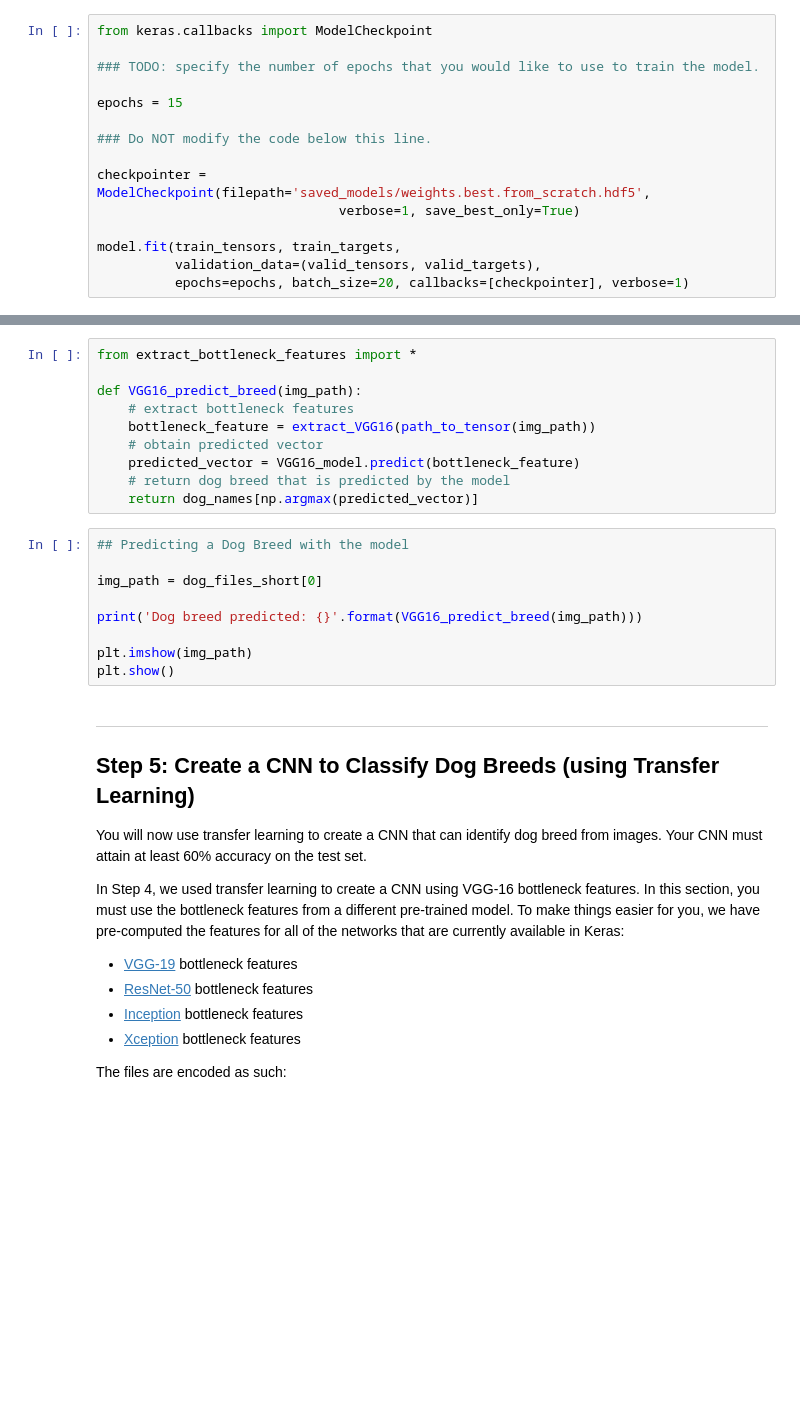
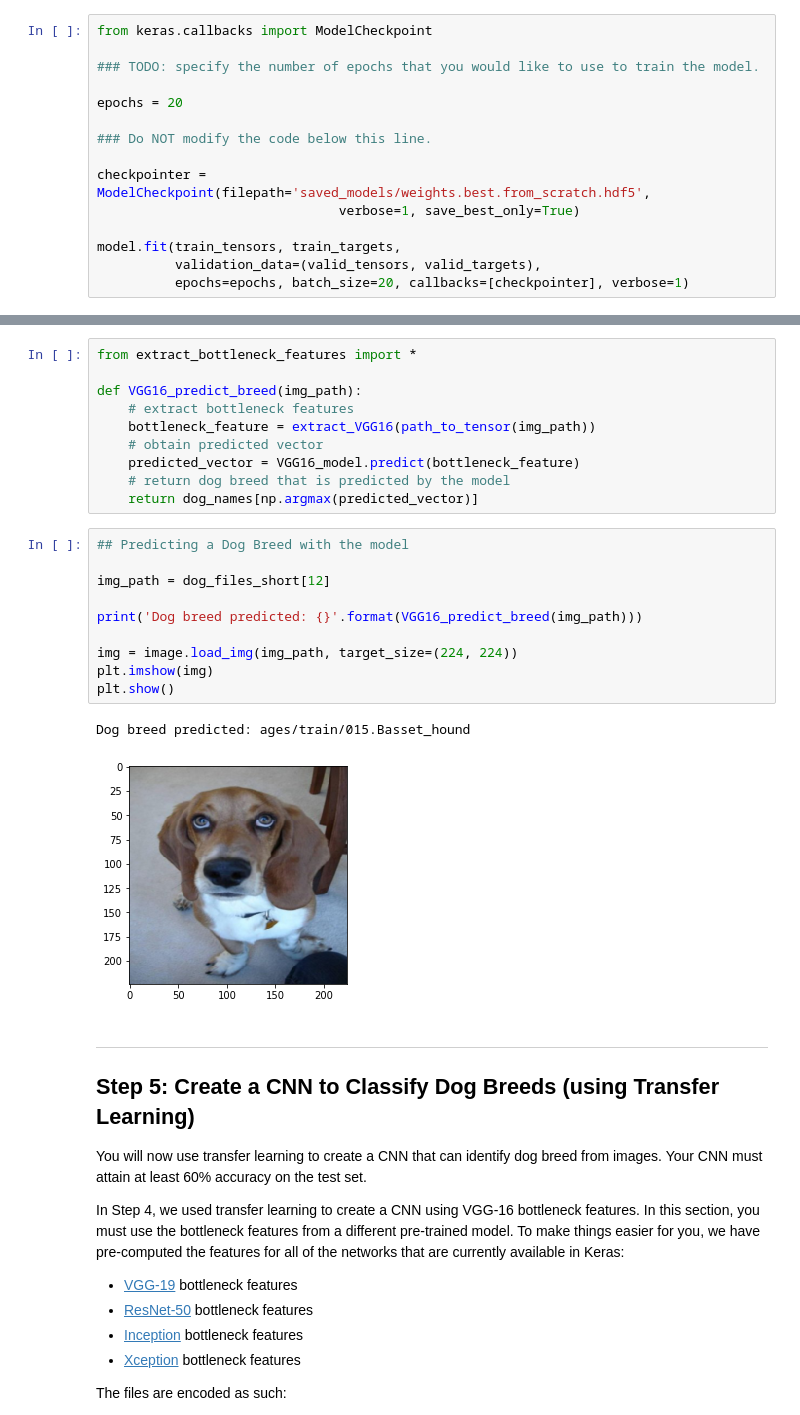
Before and after one commit to rafaelmata357/Data-Science-Udacity, a Jupyter notebook: dog breed classifier/dog_app.ipynb, the cells around one changed output, grey strips where cells are left out. Cells and saved outputs as stored; diff of their text form; blank space fills up the shorter version.

```diff
--- a/dog breed classifier/dog_app.ipynb
+++ b/dog breed classifier/dog_app.ipynb
@@ -532,7 +534,7 @@ from keras.callbacks import ModelCheckpoint
 
 ### TODO: specify the number of epochs that you would like to use to train the model.
 
-epochs = 15
+epochs = 20
 
 ### Do NOT modify the code below this line.
 
@@ -677,12 +679,16 @@ def VGG16_predict_breed(img_path):
 # %%
 ## Predicting a Dog Breed with the model
 
-img_path = dog_files_short[0]
+img_path = dog_files_short[12]
 
 print('Dog breed predicted: {}'.format(VGG16_predict_breed(img_path)))
 
-plt.imshow(img_path)
+img = image.load_img(img_path, target_size=(224, 224))
+plt.imshow(img)
 plt.show()
+# %% [output]
+Dog breed predicted: ages/train/015.Basset_hound
+[figure, added]
 # %% [markdown]
 ---
 <a id='step5'></a>
```
Also changed, not shown: parts of 21 cells of this notebook.
